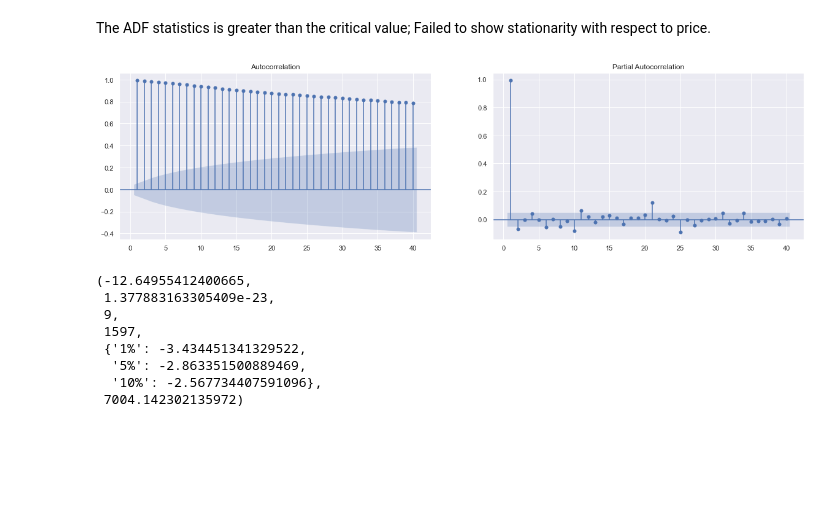
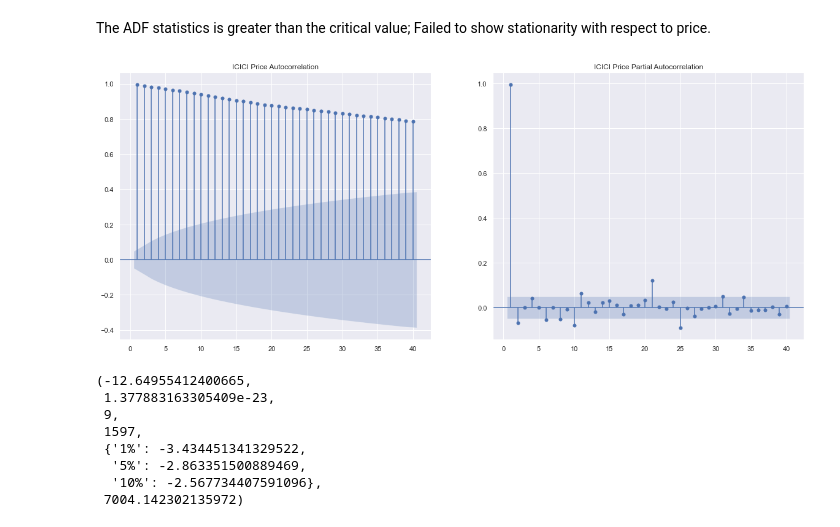
Before and after one commit to sid781/Market-Microstructure, a Jupyter notebook: Forecasting.ipynb, the cells around one changed output. Cells and saved outputs as stored; diff of their text form; code cells hidden in the pictures; blank space fills up the shorter version.

```diff
--- a/Forecasting.ipynb
+++ b/Forecasting.ipynb
@@ -114,12 +142,12 @@ sts.adfuller(df.icici)
 # %% [markdown]
 The ADF statistics is greater than the critical value; Failed to show stationarity with respect to price.
 # %%
-fig, (ax1, ax2) = plt.subplots(1, 2, figsize=(20, 5))
-sgt.plot_acf(df.icici, lags=40, zero=False, ax=ax1)
-sgt.plot_pacf(df.icici,lags=40, zero=False, ax=ax2)
+fig, (ax1, ax2) = plt.subplots(1, 2, figsize=(20, 8))
+sgt.plot_acf(df.icici, lags=40, zero=False, ax=ax1, title='ICICI Price Autocorrelation')
+sgt.plot_pacf(df.icici,lags=40, zero=False, ax=ax2, title='ICICI Price Partial Autocorrelation')
 plt.show()
 # %% [output]
-[figure, old version]
+[figure, new version]
 # %%
 sts.adfuller(df.icici_ret[1:])
 # %% [output]
```
Also changed, not shown: parts of 62 cells of this notebook.
